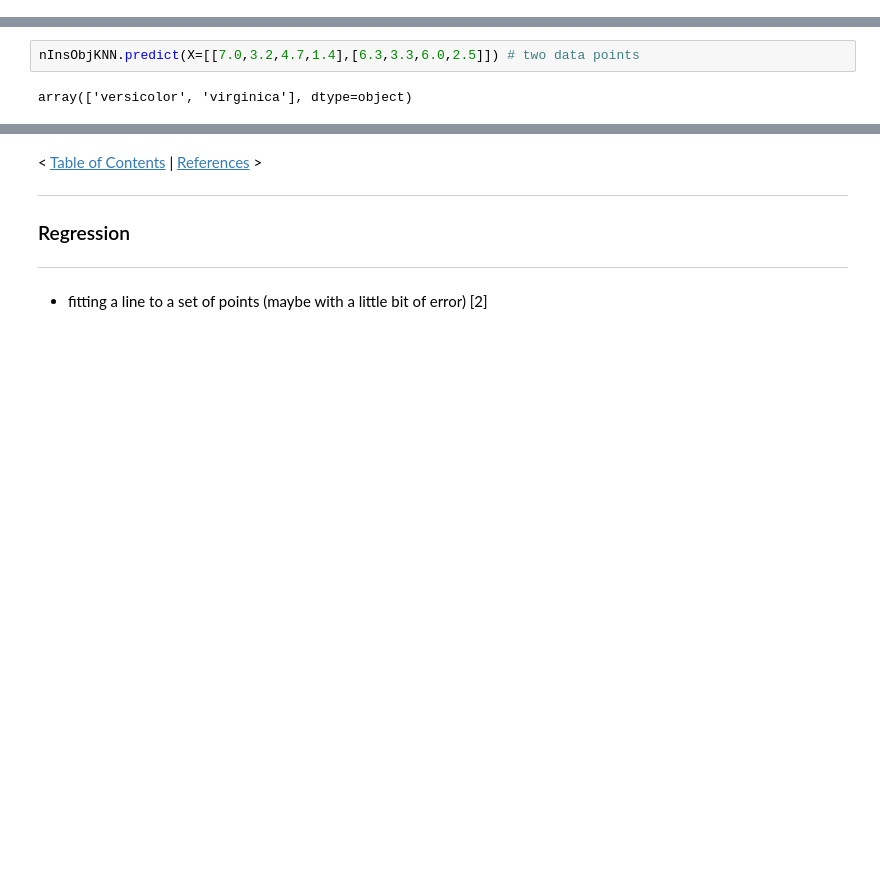
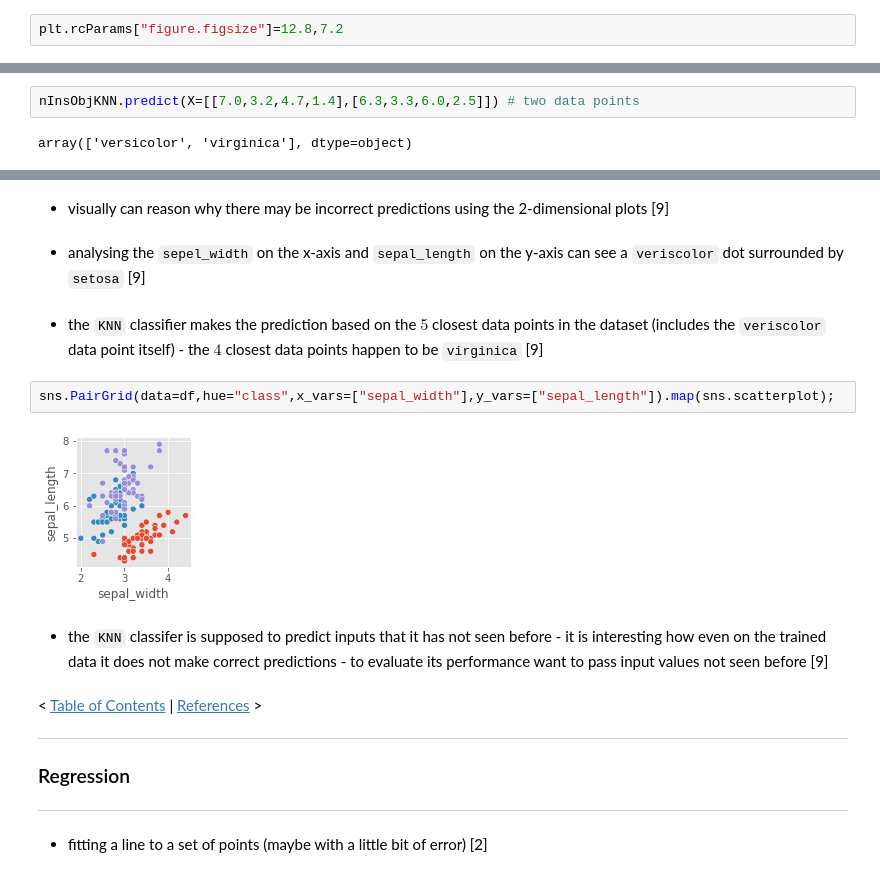
Before and after one commit to SeanOhAileasa/mls-scikit-learn-scipy-stats, a Jupyter notebook: scikit-learn.ipynb, the cells around one changed output, grey strips where cells are left out. Cells and saved outputs as stored; diff of their text form; blank space fills up the shorter version.

```diff
--- a/scikit-learn.ipynb
+++ b/scikit-learn.ipynb
@@ -452,6 +449,8 @@ df
 import matplotlib.pyplot as plt
 # %%
 plt.style.use(style="ggplot")
+# %%
+plt.rcParams["figure.figsize"]=12.8,7.2
 # %%
 import seaborn as sns
 # %%
@@ -670,3 +737,15 @@ exit()
+# %% [markdown]
+- visually can reason why there may be incorrect predictions using the 2-dimensional plots [9]
+# %% [markdown]
+- analysing the ``sepel_width`` on the x-axis and ``sepal_length`` on the y-axis can see a ``veriscolor`` dot surrounded by ``setosa`` [9]
+# %% [markdown]
+- the ``KNN`` classifier makes the prediction based on the $5$ closest data points in the dataset (includes the ``veriscolor`` data point itself) - the $4$ closest data points happen to be ``virginica`` [9]
+# %%
+sns.PairGrid(data=df,hue="class",x_vars=["sepal_width"],y_vars=["sepal_length"]).map(sns.scatterplot);
+# %% [output]
+[figure, added]
+# %% [markdown]
+- the ``KNN`` classifer is supposed to predict inputs that it has not seen before - it is interesting how even on the trained data it does not make correct predictions - to evaluate its performance want to pass input values not seen before [9]
 # %% [markdown]
 < [Table of Contents](#top) | [References](#references) >
 <a id="regression"></a>
```
Also changed, not shown: parts of 17 cells of this notebook.
